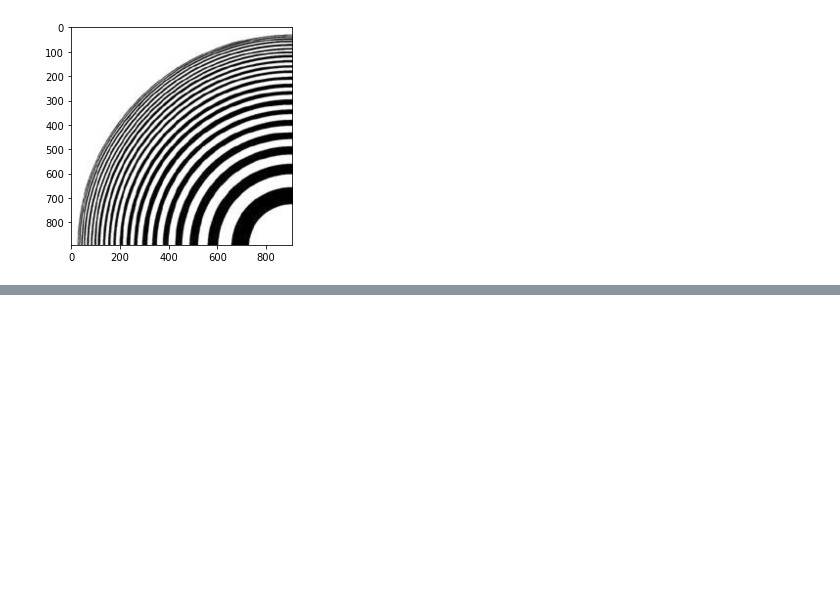
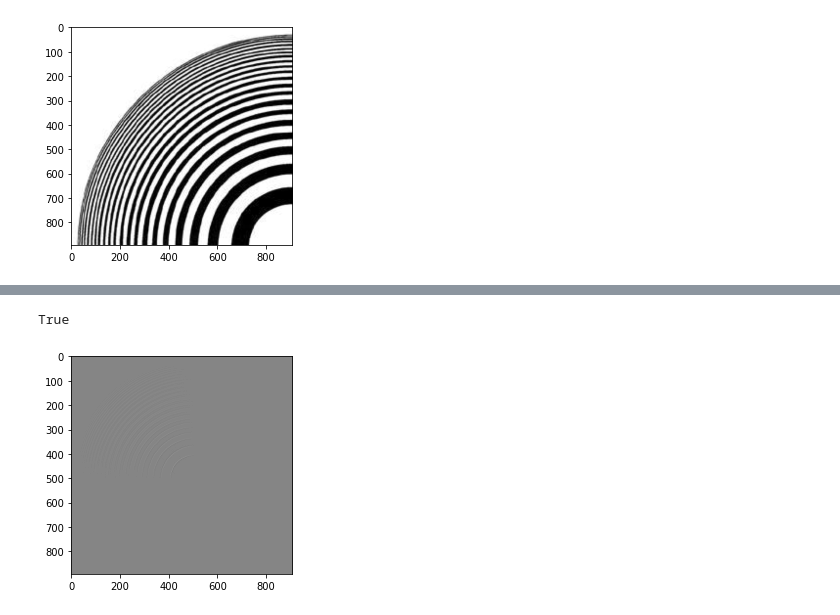
Before and after one commit to XiaoBaoBao719/Computer_Vision_Projects, a Jupyter notebook: Assignment_1/Assignment_1.ipynb, the cells around one changed output, grey strips where cells are left out. Cells and saved outputs as stored; diff of their text form; code cells hidden in the pictures; blank space fills up the shorter version.

```diff
--- a/Assignment_1/Assignment_1.ipynb
+++ b/Assignment_1/Assignment_1.ipynb
@@ -845,0 +826,66 @@ def bilateralSample(image, scale):
+# %%
+def bilateralSample(image, scale):
+    print(image.shape)
+    gray_image = cv2.cvtColor(image, cv2.COLOR_RGB2GRAY)
+    print(gray_image.shape)
+    # plt.imshow(gray_image, cmap=plt.get_cmap('gray'))
+
+    img_width = image.shape[1]
+    img_height = image.shape[0]
+    num_channels = image.shape[2]
+
+    # Get new pixel values based on provided scale
+    img_width_new = int(img_width * scale)
+    img_height_new = int(img_height * scale)
+
+    # Declare output image buffer
+    output = np.zeros((img_height_new, img_width_new), dtype=np.int32)
+    print(output.shape)
+
+    # a = float(1/scale)
+    # b = float(1/scale)
+
+    for j in range(img_height):
+        for i in range(img_width):
+            # Calculate weights a & b
+            a = float(i * (1/scale) + i)
+            b = float(j * (1/scale) + j)
+
+            # print(a)
+            # print(b)
+
+            # point 1 ------- point 2
+            #   |               |
+            #   |               |
+            # point 3 ------- point 4
+
+            try:
+                # point1 = gray_image[math.floor(j / scale)][math.floor(i / scale)]
+                # point2 = gray_image[math.floor(j / scale)][math.floor(i / scale)+1]
+                # point3 = gray_image[math.floor(j / scale)+1][math.floor(i / scale)]
+                # point4 = gray_image[math.floor(j / scale)+1][math.floor(i / scale)+1]
+
+                # diff_x = ((point2 - point1) / point1) + point1
+                # diff_y = ((point3 - point1) / point1) + point1
+
+                # total = math.sqrt(diff_x**2 + diff_y**2)
+                # print("pt1 ", point1)
+                # print("pt2 ",point2)
+                # print("pt3 ",point3)
+                # print("total ", total)
+
+                output[int(math.floor(j+b))][int(math.floor(i+a))] = (1-a)*(1-b)*gray_image[j, i] + a*(1-b)*gray_image[j][i+1] + \
+                                            b*(1-a)*gray_image[j+1][i] + a*b*gray_image[j+1][i+1]
+            except IndexError:
+                print("Index error at: ", j, ' ', i)
+                # print(math.floor(j / scale), math.floor(i / scale))
+                # print(math.floor(j / scale), math.floor(i / scale) + 1)
+                # print(math.floor(j / scale) + 1, math.floor(i / scale))
+                break
+    print(output[400:430, 200:210])
+    plt.imshow(output, cmap=plt.get_cmap('gray'))
+    return output
+
+bilateral_upsampled_moire = bilateralSample(moire_image, 4.0)
+cv2.imwrite("6b.png", bilateral_upsampled_moire)
+# %% [output]
@@ -845,0 +909,2 @@ def bilateralSample(image, scale):
+True
+[figure, added]
```
Also changed, not shown: parts of 5 cells of this notebook, 1 other file.
